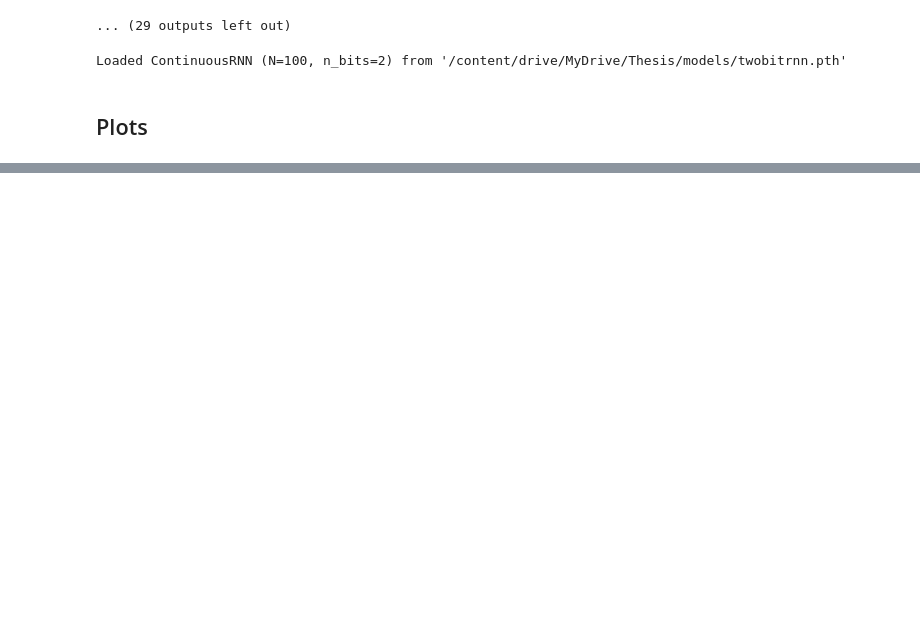
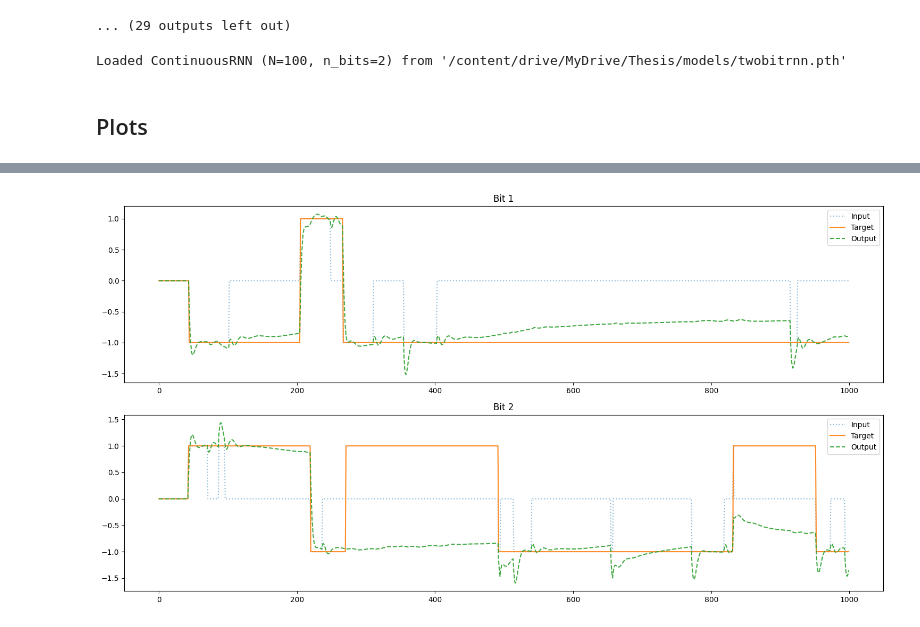
Before and after one commit to walligot/don_thesis, a Jupyter notebook: notebooks/nbit_training.ipynb, the cells around one changed output, grey strips where cells are left out. Drawn from its saved outputs; the diff is of its cells as text; code cells hidden in the pictures; blank space fills up the shorter version.

```diff
--- a/notebooks/nbit_training.ipynb
+++ b/notebooks/nbit_training.ipynb
@@ -151,0 +115,3 @@ Loaded ContinuousRNN (N=100, n_bits=2) from '/content/don_thesis/models/twobital
+# %%
+eval_rnn(twobitrnn)
+# %% [output]
@@ -151,0 +119 @@ Loaded ContinuousRNN (N=100, n_bits=2) from '/content/don_thesis/models/twobital
+[figure, added]
```
Also changed, not shown: parts of 6 cells of this notebook, 1 other file.
